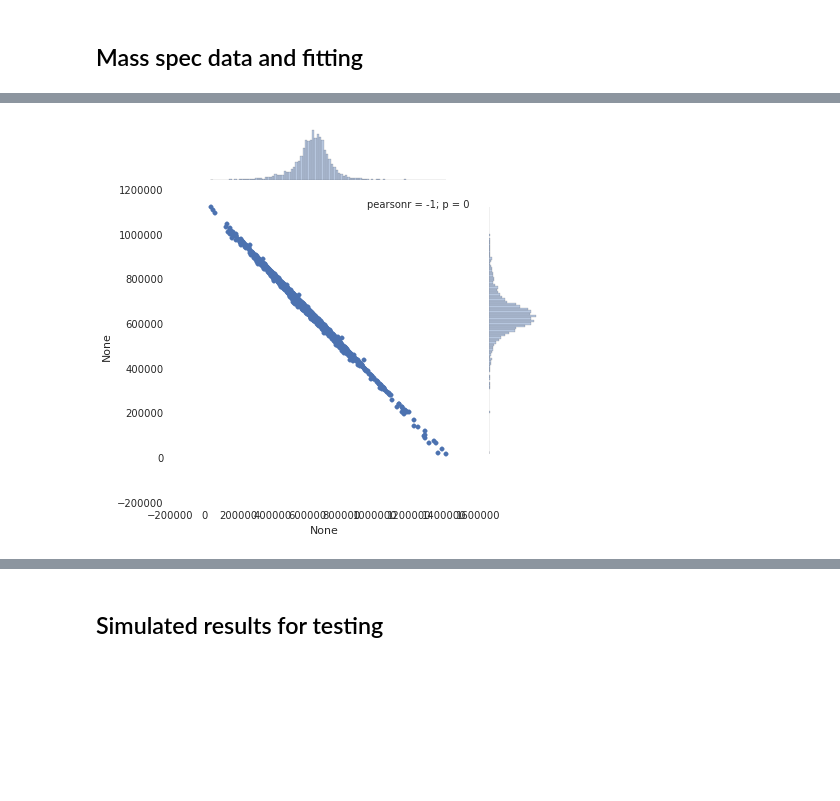
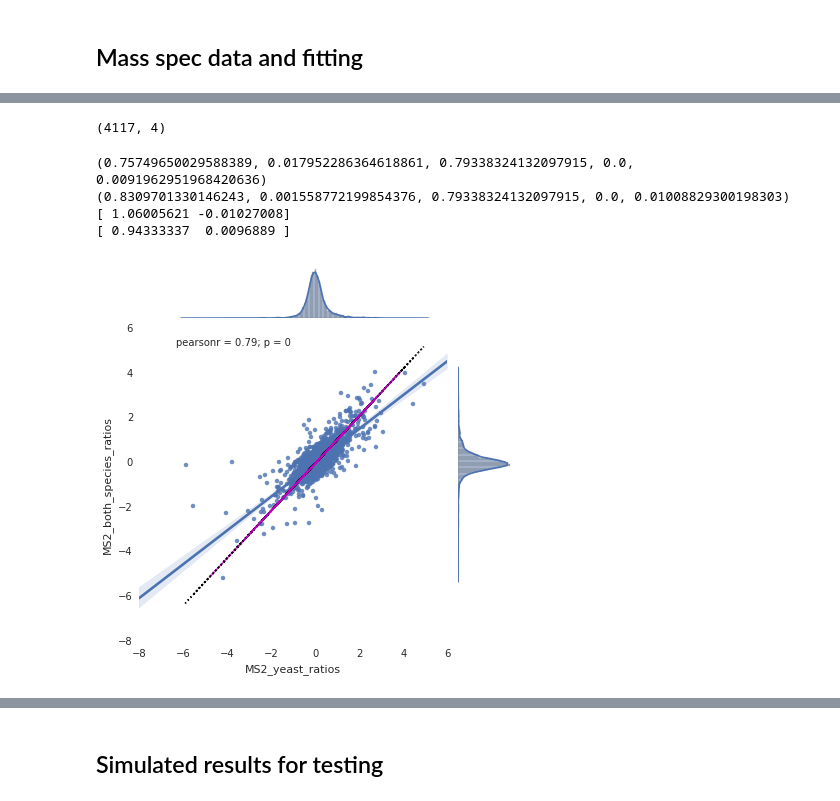
Before and after one commit to matted-zz/ipynb_test, a Jupyter notebook: Ratio comparison with errors in both variables.ipynb, the cells around one changed output, grey strips where cells are left out. Drawn from its saved outputs; the diff is of its cells as text; code cells hidden in the pictures; blank space fills up the shorter version.

Commit message:
Added MS ratio plots.

```diff
--- a/Ratio comparison with errors in both variables.ipynb
+++ b/Ratio comparison with errors in both variables.ipynb
@@ -27,9 +27,36 @@ ms2_both_species.head()
 # %%
 cols1 = ["126 Vert Med", "127n Vert Med", "127c Vert Med"]
 cols2 = ["128n Vert Med", "128c Vert Med", "129n Vert Med"]
-# ms2_yeast[cols1].mean(axis=1).shape
-seaborn.jointplot(ms2_yeast[cols1].mean(axis=1), ms2_yeast[cols2].mean(axis=1))
-pylab.show()
-# what should I take the ratio of?
+
+merged = pandas.DataFrame()
+
+# not the best code here...
+merged["MS2_both_species_ratios"] = ms2_both_species[cols2].mean(axis=1) / ms2_both_species[cols1].mean(axis=1)
+merged["MS3_both_species_ratios"] = ms3_both_species[cols2].mean(axis=1) / ms3_both_species[cols1].mean(axis=1)
+
+merged["MS2_yeast_ratios"] = ms2_yeast[cols2].mean(axis=1) / ms2_yeast[cols1].mean(axis=1)
+merged["MS3_yeast_ratios"] = ms3_yeast[cols2].mean(axis=1) / ms3_yeast[cols1].mean(axis=1)
+
+print merged.shape
 # %% [output]
-[figure, removed]
+(4117, 4)
+# %%
+temp = numpy.log2(merged[["MS2_yeast_ratios", "MS2_both_species_ratios"]].dropna())
+x = temp[temp.columns[0]]
+y = temp[temp.columns[1]]
+seaborn.jointplot(x, y, kind="reg")
+print scipy.stats.linregress(x, y)
+print scipy.stats.linregress(y, x)
+b_hat1 = scipy.odr.odr(lambda b, x : b[0]*x + b[1], [1.0, 0.0], x, y, full_output=False)[0]
+print b_hat1
+pylab.plot(x, b_hat1[0]*x + b_hat1[1], "k:")
+b_hat2 = scipy.odr.odr(lambda b, x : b[0]*x + b[1], [1.0, 0.0], y, x, full_output=False)[0]
+print b_hat2
+pylab.plot(b_hat2[0]*y + b_hat2[1], y, "m:")
+pylab.show()
+# %% [output]
+(0.75749650029588389, 0.017952286364618861, 0.79338324132097915, 0.0, 0.0091962951968420636)
+(0.8309701330146243, 0.001558772199854376, 0.79338324132097915, 0.0, 0.01008829300198303)
+[ 1.06005621 -0.01027008]
+[ 0.94333337  0.0096889 ]
+[figure, added]
```
Also changed, not shown: parts of 1 cell of this notebook.
